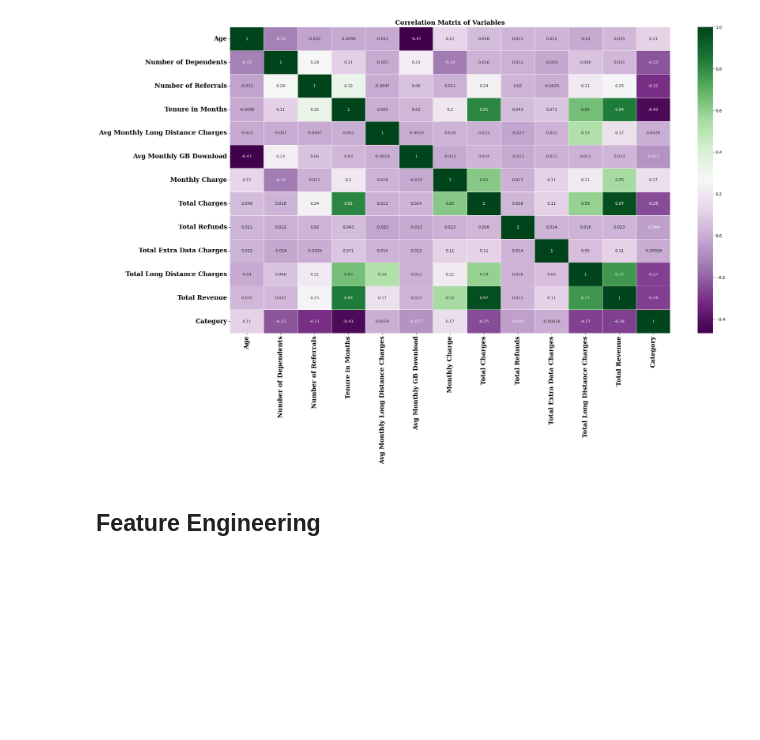
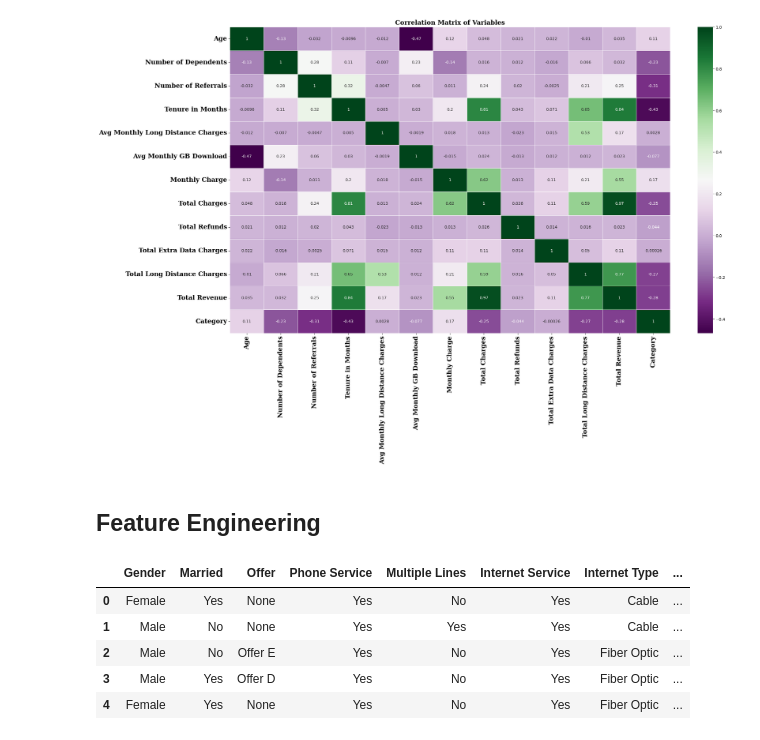
Before and after one commit to KoriMigan/Churn-Telecom-Project, a Jupyter notebook: index.ipynb, the cells around one changed output. Drawn from its saved outputs; the diff is of its cells as text; code cells hidden in the pictures; blank space fills up the shorter version.

```diff
--- a/index.ipynb
+++ b/index.ipynb
@@ -560,3 +560,12 @@ correlation(df)
 [figure]
 # %% [markdown]
 ## Feature Engineering
+# %%
+df.select_dtypes(exclude='number').head()
+# %% [output]
+|  | Gender | Married | Offer | Phone Service | Multiple Lines | Internet Service | Internet Type | ... |
+| 0 | Female | Yes | None | Yes | No | Yes | Cable | ... |
+| 1 | Male | No | None | Yes | Yes | Yes | Cable | ... |
+| 2 | Male | No | Offer E | Yes | No | Yes | Fiber Optic | ... |
+| 3 | Male | Yes | Offer D | Yes | No | Yes | Fiber Optic | ... |
+| 4 | Female | Yes | None | Yes | No | Yes | Fiber Optic | ... |
```
